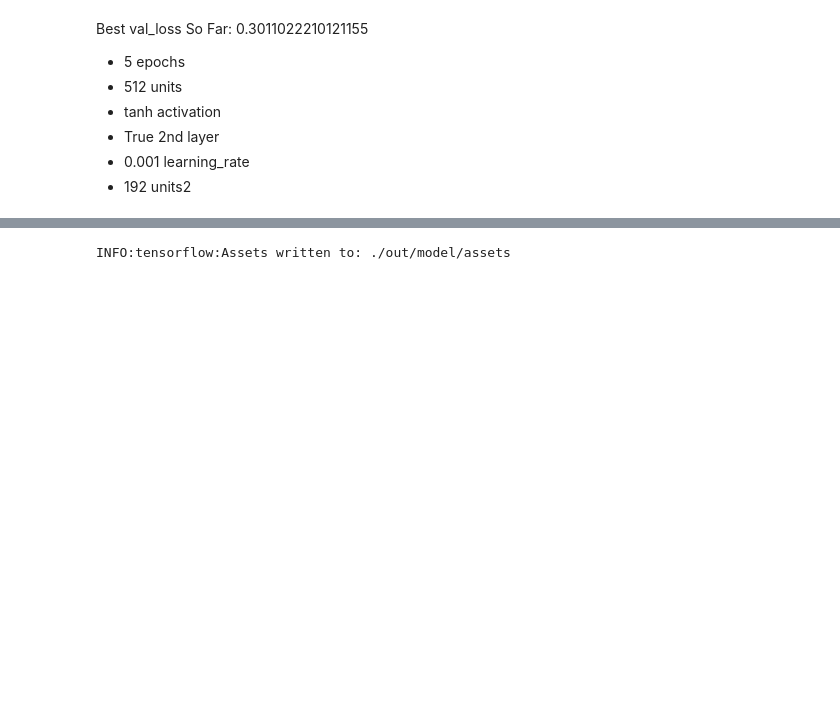
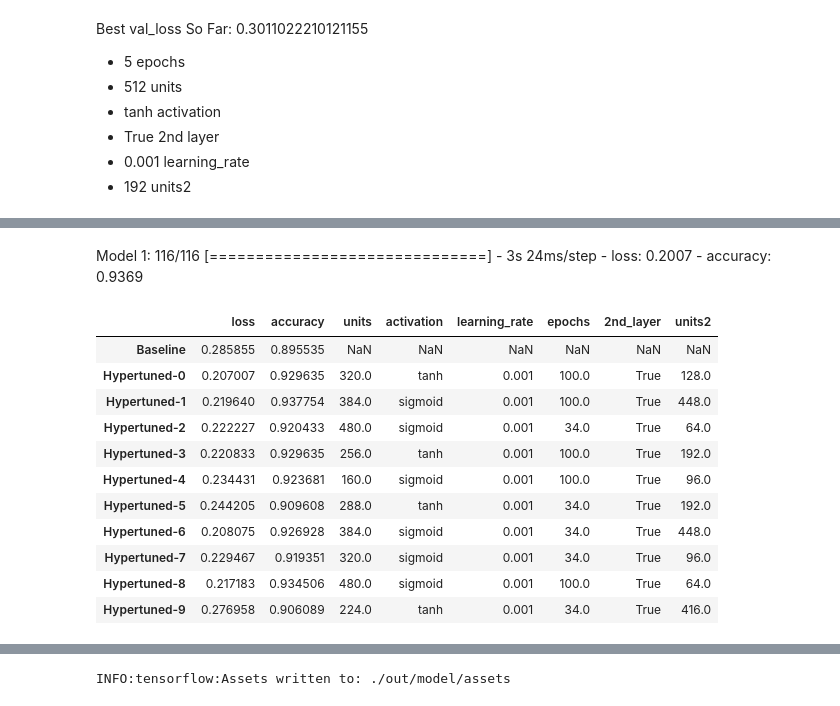
Before and after one commit to janoshr/ffa-model, a Jupyter notebook: FFA_Model.ipynb, the cells around one changed output, grey strips where cells are left out. Saved outputs shown, nothing was run; the diff lists cells and outputs as text; code cells hidden in the pictures; blank space fills up the shorter version.

Commit message:
feat(model): model optimization and hyper parameter tuning feat(readme): updated with notes of progression

```diff
--- a/FFA_Model.ipynb
+++ b/FFA_Model.ipynb
@@ -71,5 +180,4 @@ str(list(x_test[1]))
 # %%
-from tensorflow import keras
 # Define the model: TensorFlow provides a high-level API for building and
 # training neural network models. You should choose the appropriate model
 # architecture for your problem and specify the hyperparameters,
@@ -84,8 +192,21 @@ callbacks = [
 
 
 def build_model(hp):
+    """
+    Builds model and sets up hyperparameter space to search.
+
+    Parameters
+    ----------
+    hp : HyperParameter object
+        Configures hyperparameters to tune.
+
+    Returns
+    -------
+    model : keras model
+        Compiled model with hyperparameters to tune.
+    """
     model = keras.Sequential([
-          keras.layers.Dense(
+        keras.layers.Dense(
             units=hp.Int('units', min_value=32, max_value=512, step=32),
             activation=hp.Choice('activation', values=['tanh', 'sigmoid', 'relu']),
             input_shape=(45,)),
@@ -98,6 +219,8 @@ def build_model(hp):
                     units=hp.Int('units2', min_value=32, max_value=512, step=32),
                     activation=hp.Choice('activation', values=['tanh', 'sigmoid', 'relu']))
             )
+    # ? should I include a dropout layer?
+    # ? should I normalize the data? If so what happens with new predictions
     model.add(
         keras.layers.Dense(3, activation='softmax')
     )
@@ -113,10 +236,10 @@ def build_model(hp):
 # loss function, and evaluation metrics.
 import keras_tuner
 
-tuner = keras_tuner.tuners.BayesianOptimization(
+tuner = keras_tuner.tuners.Hyperband(
     build_model,
     objective='val_loss',
-    max_trials=50,
+    # max_trials=50,
     executions_per_trial=2,
-    overwrite=True,
-    directory='tuner')
+    overwrite=False,
+    directory='tuner2')
@@ -189,0 +309,17 @@ model = build_model(params)
+# %%
+params = tuner.get_best_hyperparameters(10)
+
+for i, param in enumerate(params):
+    print('Running model:', i)
+    model = tuner.hypermodel.build(param)
+    model.fit(x_train, y_train, epochs=param.values.get('tuner/epochs'), callbacks=callbacks, validation_data=(x_val, y_val))
+    hyper_df = evaluate_model(model, x_test, y_test)
+    hyper_df.index = ["Hypertuned-" + str(i)]
+    hyper_df['units'] = param.values.get('units')
+    hyper_df['activation'] = param.values.get('activation')
+    hyper_df['learning_rate'] = param.values.get('learning_rate')
+    hyper_df['epochs'] = param.values.get('tuner/epochs')
+    hyper_df['2nd_layer'] = param.values.get('2nd_layer')
+    hyper_df['units2'] = param.values.get('units2')
+    # Append results in dataframe
+    results = pd.concat([results, hyper_df])
@@ -189,0 +389,17 @@ model = build_model(params)
+# %% [markdown]
+Model 1: 116/116 [==============================] - 3s 24ms/step - loss: 0.2007 - accuracy: 0.9369
+# %%
+results
+# %% [output]
+|  | loss | accuracy | units | activation | learning_rate | epochs | 2nd_layer | units2 |
+| Baseline | 0.285855 | 0.895535 | NaN | NaN | NaN | NaN | NaN | NaN |
+| Hypertuned-0 | 0.207007 | 0.929635 | 320.0 | tanh | 0.001 | 100.0 | True | 128.0 |
+| Hypertuned-1 | 0.219640 | 0.937754 | 384.0 | sigmoid | 0.001 | 100.0 | True | 448.0 |
+| Hypertuned-2 | 0.222227 | 0.920433 | 480.0 | sigmoid | 0.001 | 34.0 | True | 64.0 |
+| Hypertuned-3 | 0.220833 | 0.929635 | 256.0 | tanh | 0.001 | 100.0 | True | 192.0 |
+| Hypertuned-4 | 0.234431 | 0.923681 | 160.0 | sigmoid | 0.001 | 100.0 | True | 96.0 |
+| Hypertuned-5 | 0.244205 | 0.909608 | 288.0 | tanh | 0.001 | 34.0 | True | 192.0 |
+| Hypertuned-6 | 0.208075 | 0.926928 | 384.0 | sigmoid | 0.001 | 34.0 | True | 448.0 |
+| Hypertuned-7 | 0.229467 | 0.919351 | 320.0 | sigmoid | 0.001 | 34.0 | True | 96.0 |
+| Hypertuned-8 | 0.217183 | 0.934506 | 480.0 | sigmoid | 0.001 | 100.0 | True | 64.0 |
+| Hypertuned-9 | 0.276958 | 0.906089 | 224.0 | tanh | 0.001 | 34.0 | True | 416.0 |
```
Also changed, not shown: parts of 18 cells of this notebook, 2 other files.
